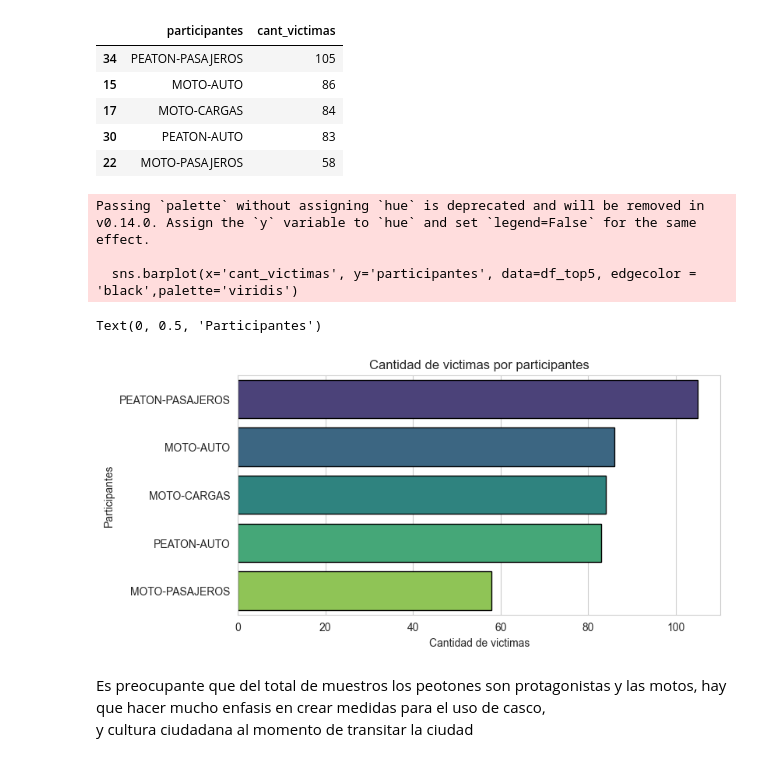
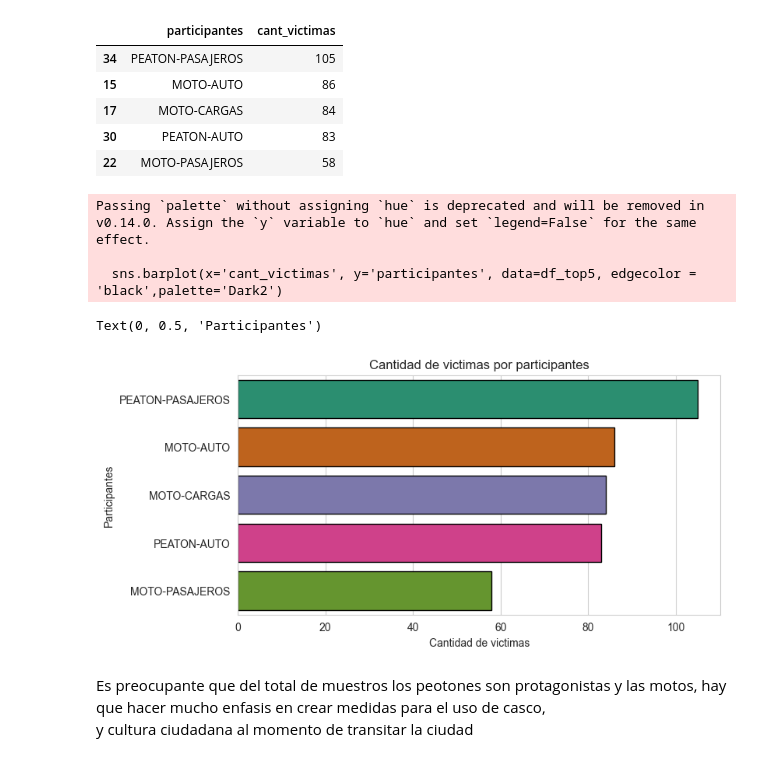
Before and after one commit to NestorSaenz/Accidentes-viales-Buenos-Aires, a Jupyter notebook: EDA.ipynb, the cells around one changed output. Saved outputs shown, nothing was run; the diff lists cells and outputs as text; code cells hidden in the pictures.

```diff
--- a/EDA.ipynb
+++ b/EDA.ipynb
@@ -118,23 +118,23 @@ df_top5.head()
 | 30 | PEATON-AUTO | 83 |
 | 22 | MOTO-PASAJEROS | 58 |
 # %%
-# Configurar el estilo de Seaborn
+# Configurar el estilo
 sns.set_style("whitegrid")
 
-# Crear el gráfico de barras vertical
+# Crear el gráfico de barras
 plt.figure(figsize=(8, 4))
-sns.barplot(x='cant_victimas', y='participantes', data=df_top5, edgecolor = 'black',palette='viridis')
+sns.barplot(x='cant_victimas', y='participantes', data=df_top5, edgecolor = 'black',palette='Dark2')
 
 # Añadir título y etiquetas
 plt.title('Cantidad de victimas por participantes')
 plt.xlabel('Cantidad de victimas')
 plt.ylabel('Participantes')
 # %% [output]
 Passing `palette` without assigning `hue` is deprecated and will be removed in v0.14.0. Assign the `y` variable to `hue` and set `legend=False` for the same effect.
 
-  sns.barplot(x='cant_victimas', y='participantes', data=df_top5, edgecolor = 'black',palette='viridis')
+  sns.barplot(x='cant_victimas', y='participantes', data=df_top5, edgecolor = 'black',palette='Dark2')
 Text(0, 0.5, 'Participantes')
-[figure, old version]
+[figure, new version]
 # %% [markdown]
 Es preocupante que del total de muestros los peotones son protagonistas y las motos, hay que hacer mucho enfasis en crear medidas para el uso de casco,<br> y cultura ciudadana al momento de transitar la ciudad
 # %% [markdown]
```
Also changed, not shown: parts of 14 cells of this notebook.
